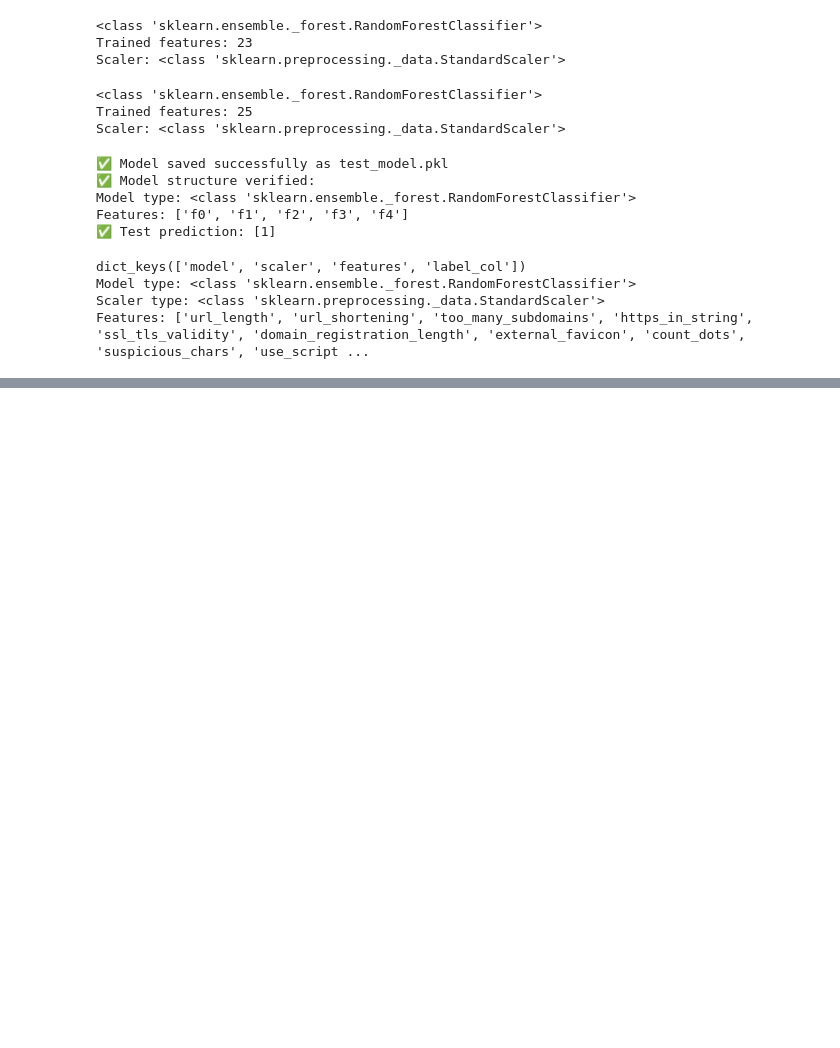
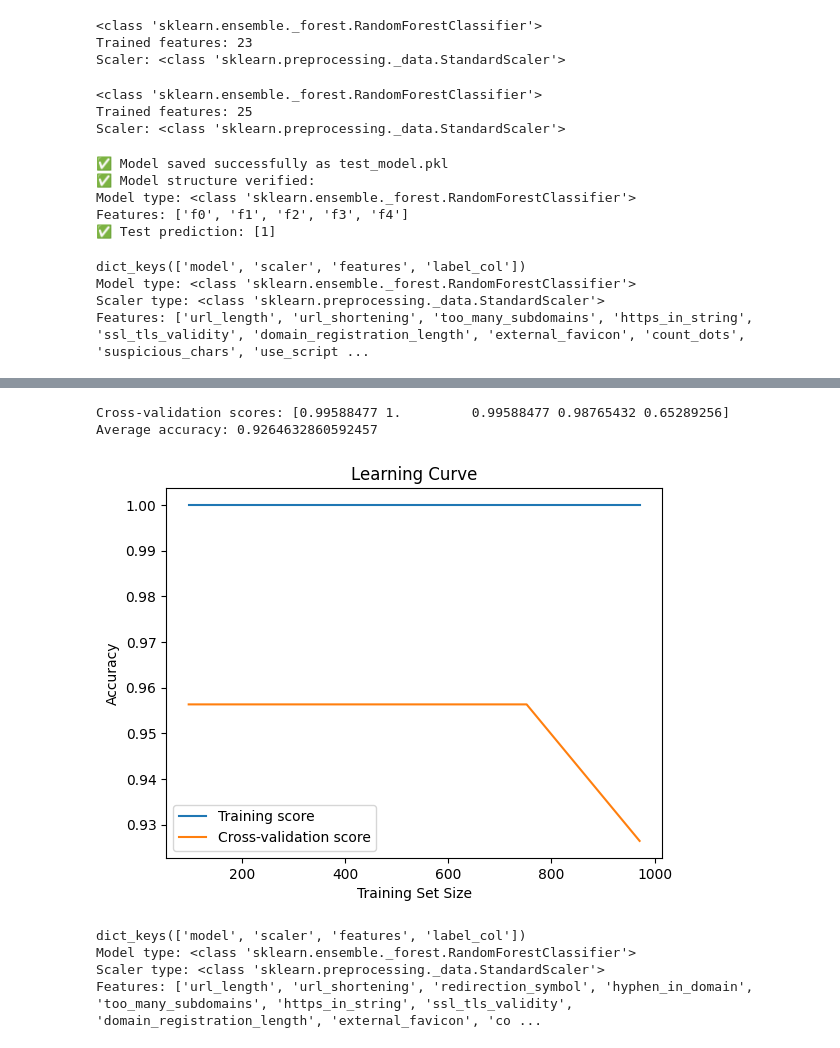
Before and after one commit to WizardofO/Capstone2_GUI_App_Development_9_26_2025, a Jupyter notebook: TESTING/model_08_testing.ipynb, the cells around one changed output, grey strips where cells are left out. Drawn from its saved outputs; the diff is of its cells as text; code cells hidden in the pictures; blank space fills up the shorter version.

Commit message:
Added testing of Model

```diff
--- a/TESTING/model_08_testing.ipynb
+++ b/TESTING/model_08_testing.ipynb
@@ -78,0 +178,28 @@ Features: ['url_length', 'url_shortening', 'too_many_subdomains', 'https_in_stri
+# %%
+from sklearn.model_selection import cross_val_score
+
+scores = cross_val_score(model, X, y, cv=5)
+print("Cross-validation scores:", scores)
+print("Average accuracy:", scores.mean())
+# %% [output]
+Cross-validation scores: [0.99588477 1.         0.99588477 0.98765432 0.65289256]
+Average accuracy: 0.9264632860592457
+# %%
+from sklearn.model_selection import learning_curve
+import matplotlib.pyplot as plt
+import numpy as np
+
+train_sizes, train_scores, test_scores = learning_curve(model, X, y, cv=5)
+
+train_mean = np.mean(train_scores, axis=1)
+test_mean = np.mean(test_scores, axis=1)
+
+plt.plot(train_sizes, train_mean, label='Training score')
+plt.plot(train_sizes, test_mean, label='Cross-validation score')
+plt.xlabel('Training Set Size')
+plt.ylabel('Accuracy')
+plt.legend()
+plt.title('Learning Curve')
+plt.show()
+# %% [output]
+[figure, added]
@@ -78,0 +210,14 @@ Features: ['url_length', 'url_shortening', 'too_many_subdomains', 'https_in_stri
+# %%
+# Testing Actual Saved Model from GUI Predictions
+import joblib
+
+bundle = joblib.load(r"C:\Users\Osias\OneDrive\Documents\CAPSTONE2_Codes_UIUX_GExtension\best_phishing_model_14_Balanced Model.pkl")
+print(bundle.keys())
+print("Model type:", type(bundle["model"]))
+print("Scaler type:", type(bundle["scaler"]))
+print("Features:", bundle["features"][:35])  # #35 is all features complete list
+# %% [output]
+dict_keys(['model', 'scaler', 'features', 'label_col'])
+Model type: <class 'sklearn.ensemble._forest.RandomForestClassifier'>
+Scaler type: <class 'sklearn.preprocessing._data.StandardScaler'>
+Features: ['url_length', 'url_shortening', 'redirection_symbol', 'hyphen_in_domain', 'too_many_subdomains', 'https_in_string', 'ssl_tls_validity', 'domain_registration_length', 'external_favicon', 'co ...
```
Also changed, not shown: parts of 10 cells of this notebook, 1 other file.
